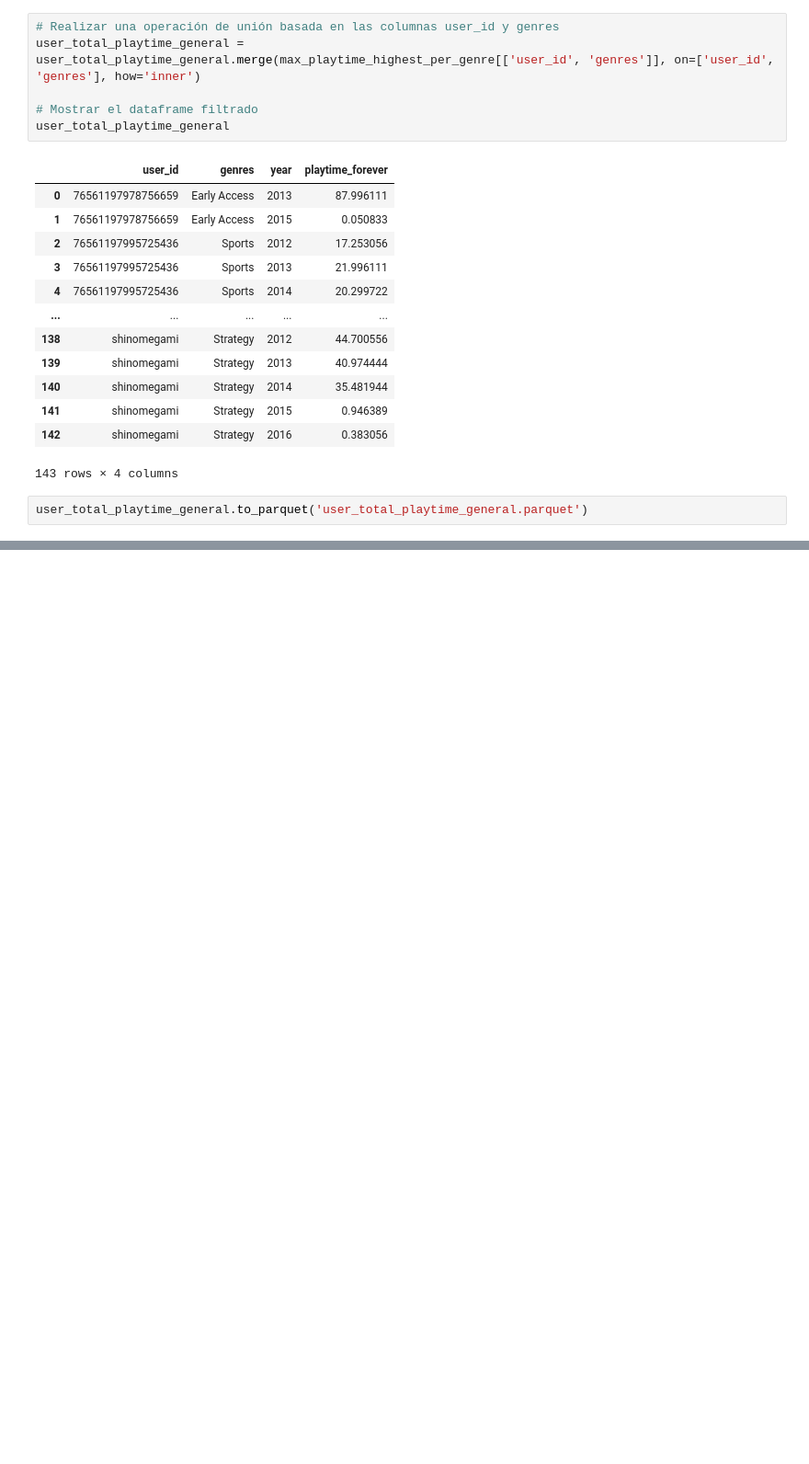
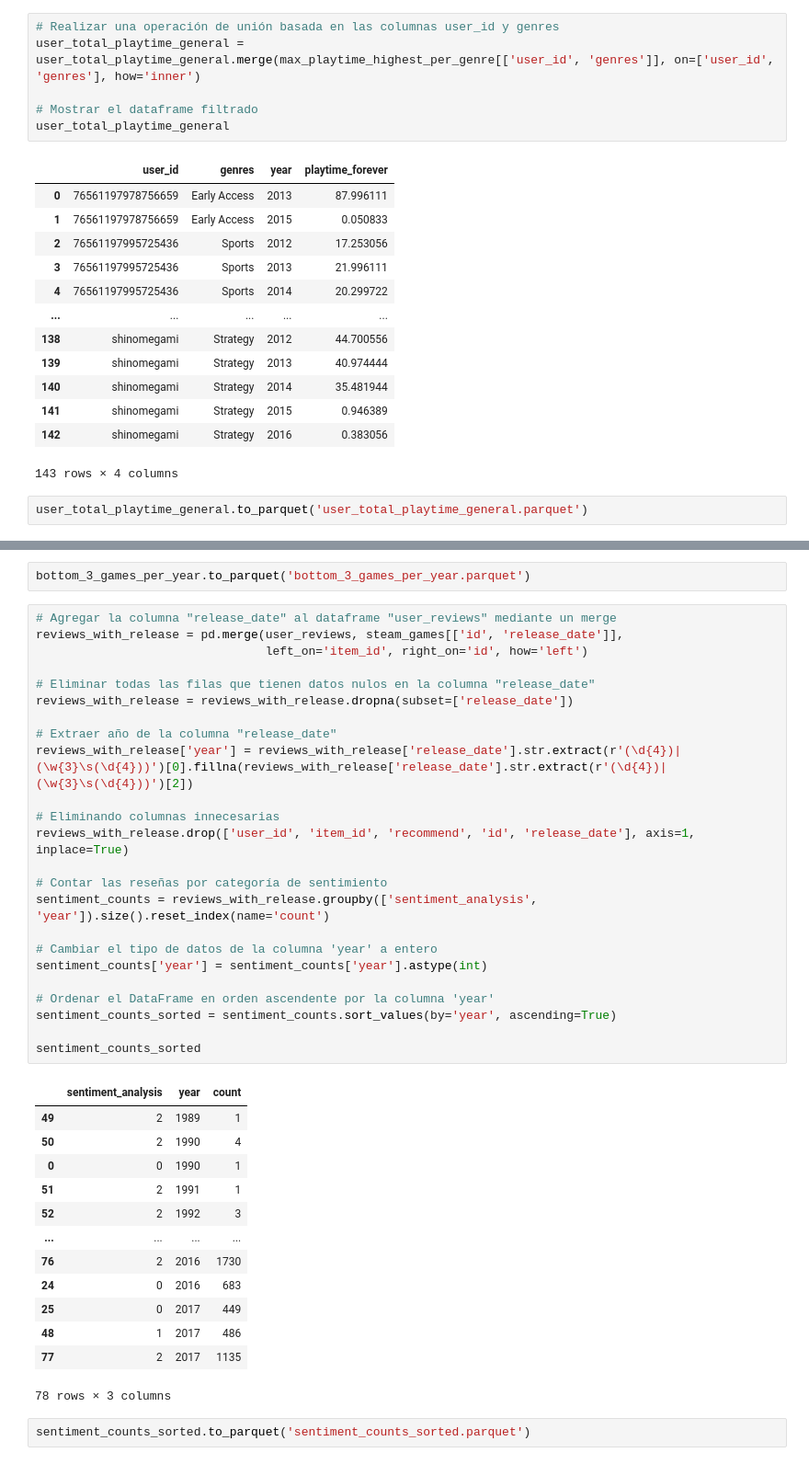
Before and after one commit to FabianRecalde/MachineLearning_Steam, a Jupyter notebook: datasets_auxiliares.ipynb, the cells around one changed output, grey strips where cells are left out. Shown: that part at 92% size. Drawn from its saved outputs; the diff is of its cells as text; blank space fills up the shorter version.

```diff
--- a/datasets_auxiliares.ipynb
+++ b/datasets_auxiliares.ipynb
@@ -210,0 +326,42 @@ user_total_playtime_general.to_parquet('user_total_playtime_general.parquet')
+# %%
+bottom_3_games_per_year.to_parquet('bottom_3_games_per_year.parquet')
+# %%
+# Agregar la columna "release_date" al dataframe "user_reviews" mediante un merge
+reviews_with_release = pd.merge(user_reviews, steam_games[['id', 'release_date']],
+                                left_on='item_id', right_on='id', how='left')
+
+# Eliminar todas las filas que tienen datos nulos en la columna "release_date"
+reviews_with_release = reviews_with_release.dropna(subset=['release_date'])
+
+# Extraer año de la columna "release_date"
+reviews_with_release['year'] = reviews_with_release['release_date'].str.extract(r'(\d{4})|(\w{3}\s(\d{4}))')[0].fillna(reviews_with_release['release_date'].str.extract(r'(\d{4})|(\w{3}\s(\d{4}))')[2])
+
+# Eliminando columnas innecesarias
+reviews_with_release.drop(['user_id', 'item_id', 'recommend', 'id', 'release_date'], axis=1, inplace=True)
+
+# Contar las reseñas por categoría de sentimiento
+sentiment_counts = reviews_with_release.groupby(['sentiment_analysis', 'year']).size().reset_index(name='count')
+
+# Cambiar el tipo de datos de la columna 'year' a entero
+sentiment_counts['year'] = sentiment_counts['year'].astype(int)
+
+# Ordenar el DataFrame en orden ascendente por la columna 'year'
+sentiment_counts_sorted = sentiment_counts.sort_values(by='year', ascending=True)
+
+sentiment_counts_sorted
+# %% [output]
+|  | sentiment_analysis | year | count |
+| 49 | 2 | 1989 | 1 |
+| 50 | 2 | 1990 | 4 |
+| 0 | 0 | 1990 | 1 |
+| 51 | 2 | 1991 | 1 |
+| 52 | 2 | 1992 | 3 |
+| ... | ... | ... | ... |
+| 76 | 2 | 2016 | 1730 |
+| 24 | 0 | 2016 | 683 |
+| 25 | 0 | 2017 | 449 |
+| 48 | 1 | 2017 | 486 |
+| 77 | 2 | 2017 | 1135 |
+78 rows × 3 columns
+# %%
+sentiment_counts_sorted.to_parquet('sentiment_counts_sorted.parquet')
```
Also changed, not shown: parts of 9 cells of this notebook, 4 other files.
